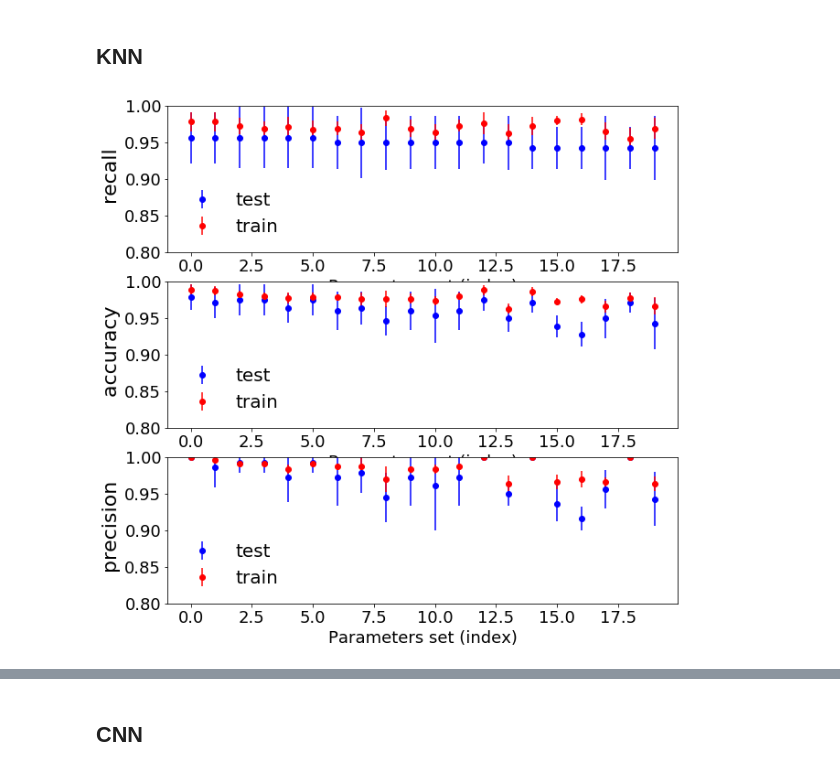
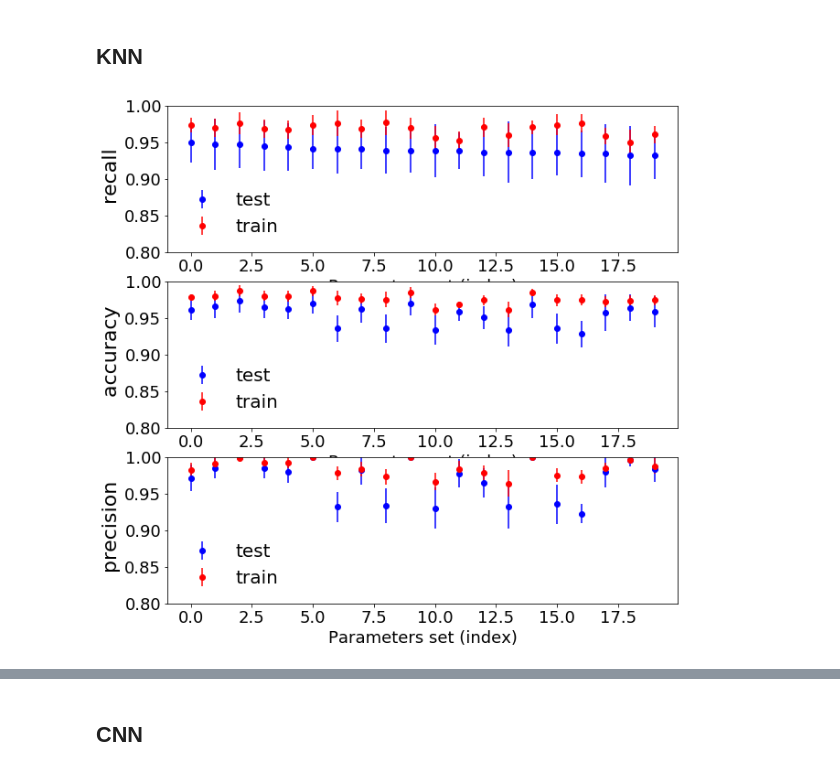
Before and after one commit to francescogiordano94/vacuum_gauge, a Jupyter notebook: visualize_and_compare.ipynb, the cells around one changed output, grey strips where cells are left out. Cells and saved outputs as stored; diff of their text form; code cells hidden in the pictures.

```diff
--- a/visualize_and_compare.ipynb
+++ b/visualize_and_compare.ipynb
@@ -108,12 +158,12 @@ results.iloc[0]['params']
 # %%
 name = ''
 model_dir = 'data/models/knn'
-model_version = 'knn_003.pkl'
+model_version = 'knn_004.pkl'
 scoring_list = ['recall', 'accuracy', 'precision']
 n_results = -1
 model_path = os.path.join(model_dir, model_version)
 
 results, knn = plot_score (model_dir, model_version, scoring_list=scoring_list,
                            sort_scoring='recall', n_results=20, name='')
 # %% [output]
-[figure, old version]
+[figure, new version]
```
Also changed, not shown: parts of 14 cells of this notebook, 2 other files.
